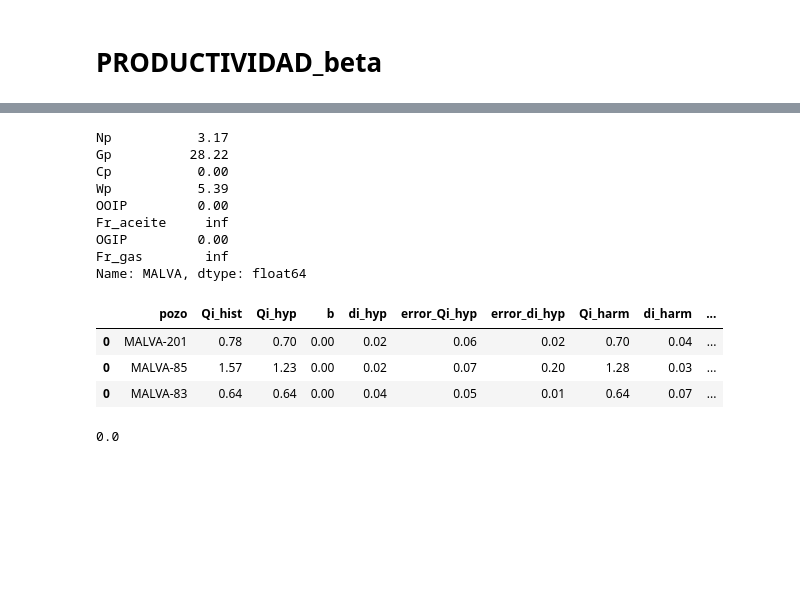
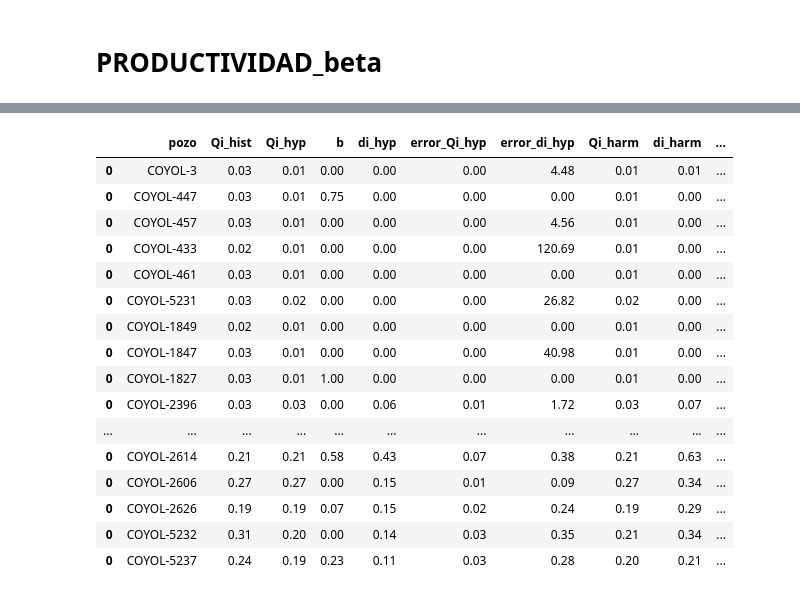
Before and after one commit to eliasft/projects, a Jupyter notebook: productividad_beta.ipynb, the cells around one changed output, grey strips where cells are left out. Drawn from its saved outputs; the diff is of its cells as text; code cells hidden in the pictures; blank space fills up the shorter version.

```diff
--- a/productividad_beta.ipynb
+++ b/productividad_beta.ipynb
@@ -1172,19 +1189,20 @@ display(info_reservas)
 # %%
-display(acumulados)
+display(tipos)
 # %% [output]
-Np           3.17
-Gp          28.22
-Cp           0.00
-Wp           5.39
-OOIP         0.00
-Fr_aceite     inf
-OGIP         0.00
-Fr_gas        inf
-Name: MALVA, dtype: float64
+|  | pozo | Qi_hist | Qi_hyp | b | di_hyp | error_Qi_hyp | error_di_hyp | Qi_harm | di_harm | ... |
+| 0 | COYOL-3 | 0.03 | 0.01 | 0.00 | 0.00 | 0.00 | 4.48 | 0.01 | 0.01 | ... |
+| 0 | COYOL-447 | 0.03 | 0.01 | 0.75 | 0.00 | 0.00 | 0.00 | 0.01 | 0.00 | ... |
+| 0 | COYOL-457 | 0.03 | 0.01 | 0.00 | 0.00 | 0.00 | 4.56 | 0.01 | 0.00 | ... |
+| 0 | COYOL-433 | 0.02 | 0.01 | 0.00 | 0.00 | 0.00 | 120.69 | 0.01 | 0.00 | ... |
+| 0 | COYOL-461 | 0.03 | 0.01 | 0.00 | 0.00 | 0.00 | 0.00 | 0.01 | 0.00 | ... |
+| 0 | COYOL-5231 | 0.03 | 0.02 | 0.00 | 0.00 | 0.00 | 26.82 | 0.02 | 0.00 | ... |
+| 0 | COYOL-1849 | 0.02 | 0.01 | 0.00 | 0.00 | 0.00 | 0.00 | 0.01 | 0.00 | ... |
+| 0 | COYOL-1847 | 0.03 | 0.01 | 0.00 | 0.00 | 0.00 | 40.98 | 0.01 | 0.00 | ... |
+| 0 | COYOL-1827 | 0.03 | 0.01 | 1.00 | 0.00 | 0.00 | 0.00 | 0.01 | 0.00 | ... |
+| 0 | COYOL-2396 | 0.03 | 0.03 | 0.00 | 0.06 | 0.01 | 1.72 | 0.03 | 0.07 | ... |
+| ... | ... | ... | ... | ... | ... | ... | ... | ... | ... | ... |
+| 0 | COYOL-2614 | 0.21 | 0.21 | 0.58 | 0.43 | 0.07 | 0.38 | 0.21 | 0.63 | ... |
+| 0 | COYOL-2606 | 0.27 | 0.27 | 0.00 | 0.15 | 0.01 | 0.09 | 0.27 | 0.34 | ... |
+| 0 | COYOL-2626 | 0.19 | 0.19 | 0.07 | 0.15 | 0.02 | 0.24 | 0.19 | 0.29 | ... |
+| 0 | COYOL-5232 | 0.31 | 0.20 | 0.00 | 0.14 | 0.03 | 0.35 | 0.21 | 0.34 | ... |
+| 0 | COYOL-5237 | 0.24 | 0.19 | 0.23 | 0.11 | 0.03 | 0.28 | 0.20 | 0.21 | ... |
-# %%
-display(gasto)
-# %% [output]
-|  | pozo | Qi_hist | Qi_hyp | b | di_hyp | error_Qi_hyp | error_di_hyp | Qi_harm | di_harm | ... |
-| 0 | MALVA-201 | 0.78 | 0.70 | 0.00 | 0.02 | 0.06 | 0.02 | 0.70 | 0.04 | ... |
-| 0 | MALVA-85 | 1.57 | 1.23 | 0.00 | 0.02 | 0.07 | 0.20 | 1.28 | 0.03 | ... |
-| 0 | MALVA-83 | 0.64 | 0.64 | 0.00 | 0.04 | 0.05 | 0.01 | 0.64 | 0.07 | ... |
@@ -1195,4 +1208,0 @@ display(gasto)
-# %%
-display(Q_base)
-# %% [output]
-0.0
```
Also changed, not shown: parts of 5 cells of this notebook, 1 other file.
